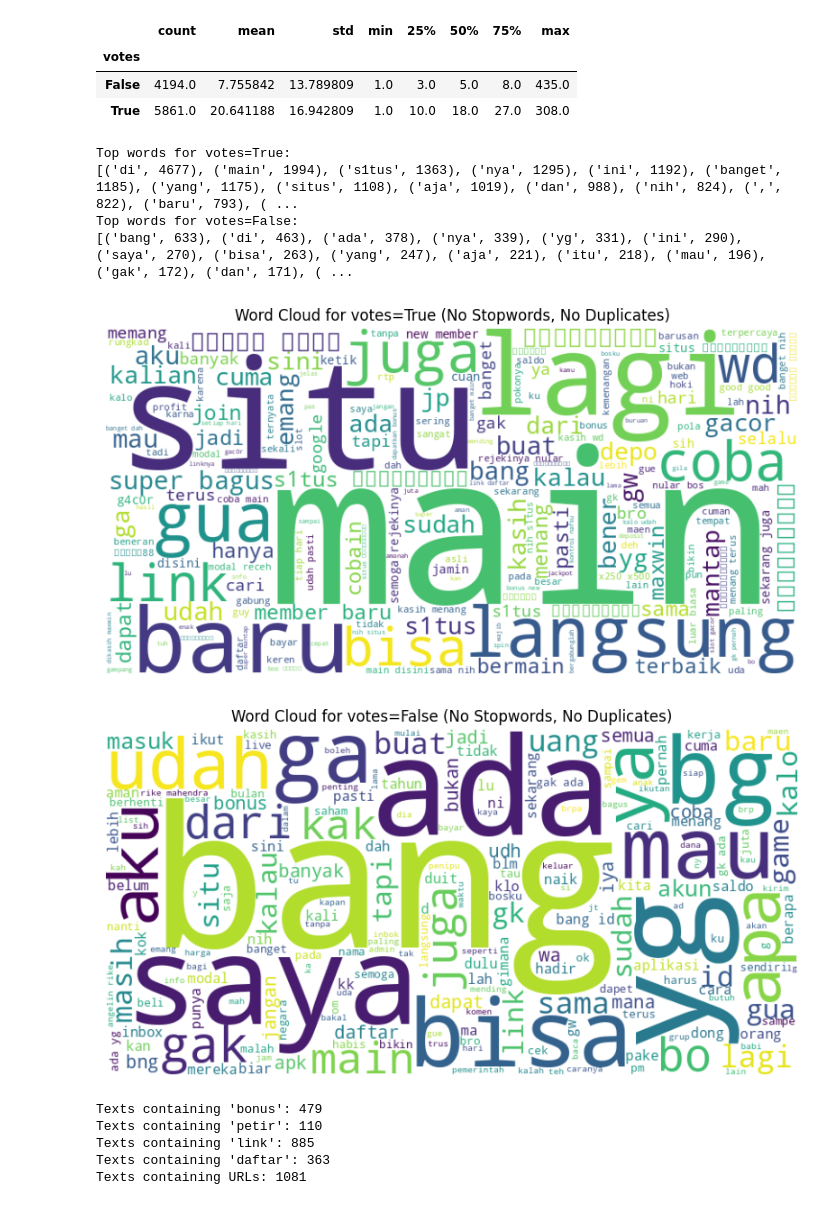
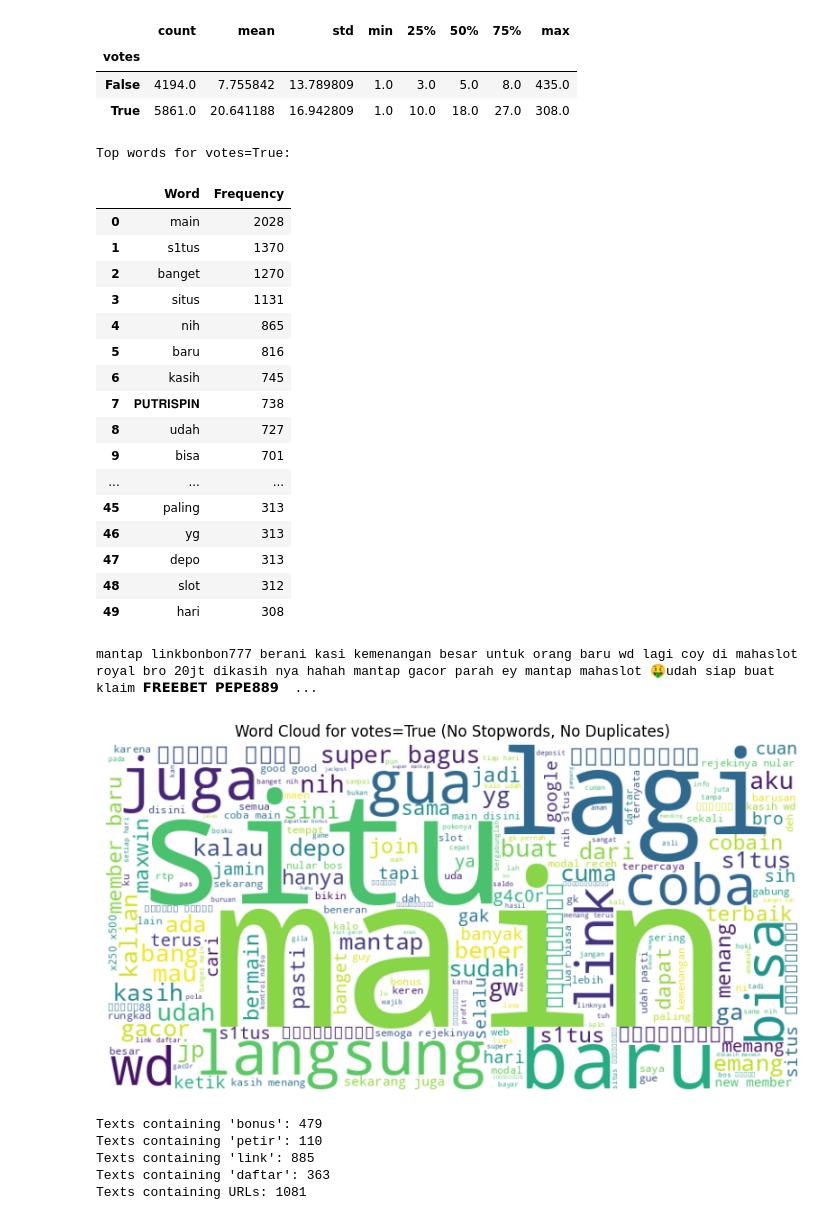
Before and after one commit to M4RV3L24/Online-Gambling-Detection-using-IndoBERTweet, a Jupyter notebook: Preprocessing/data_analysis.ipynb, the cells around one changed output. Cells and saved outputs as stored; diff of their text form; code cells hidden in the pictures.

```diff
--- a/Preprocessing/data_analysis.ipynb
+++ b/Preprocessing/data_analysis.ipynb
@@ -61,44 +61,72 @@ df.groupby('votes')['text_length'].describe()
 | False | 4194.0 | 7.755842 | 13.789809 | 1.0 | 3.0 | 5.0 | 8.0 | 435.0 |
 | True | 5861.0 | 20.641188 | 16.942809 | 1.0 | 10.0 | 18.0 | 27.0 | 308.0 |
 # %%
-# Word frequency analysis for each label
+# Word frequency analysis for each label (table format, remove stopwords and punctuation)
 from collections import Counter
-def get_top_words(texts, n=20):
-    words = ' '.join(texts).lower().split()
-    return Counter(words).most_common(n)
+from wordcloud import STOPWORDS
+import pandas as pd
+import string
+custom_stopwords = set(STOPWORDS)
+custom_stopwords.update(['yang', 'dan', 'di', 'ke', 'untuk', 'dengan', 'atau', 'ini', 'itu', 'nya', 'aja'])
+def get_top_words_table(texts, n=50):
+    # Remove punctuation and lowercase
+    def clean_text(text):
+        return str(text).lower().translate(str.maketrans('', '', string.punctuation))
+    cleaned_texts = [clean_text(t) for t in texts]
+    words = ' '.join(cleaned_texts).split()
+    words = [w for w in words if w not in custom_stopwords]
+    counter = Counter(words)
+    df_freq = pd.DataFrame(counter.items(), columns=['Word', 'Frequency'])
+    df_freq = df_freq.sort_values(by='Frequency', ascending=False).reset_index(drop=True)
+    return df_freq.head(n)
 print('Top words for votes=True:')
-print(get_top_words(df[df['votes']==True]['text']))
-print('Top words for votes=False:')
-print(get_top_words(df[df['votes']==False]['text']))
+display(get_top_words_table(df[df['votes']==True]['text']))
+# print('Top words for votes=False:')
+# display(get_top_words_table(df[df['votes']==False]['text']))
 # %% [output]
 Top words for votes=True:
-[('di', 4677), ('main', 1994), ('s1tus', 1363), ('nya', 1295), ('ini', 1192), ('banget', 1185), ('yang', 1175), ('situs', 1108), ('aja', 1019), ('dan', 988), ('nih', 824), (',', 822), ('baru', 793), ( ...
-Top words for votes=False:
-[('bang', 633), ('di', 463), ('ada', 378), ('nya', 339), ('yg', 331), ('ini', 290), ('saya', 270), ('bisa', 263), ('yang', 247), ('aja', 221), ('itu', 218), ('mau', 196), ('gak', 172), ('dan', 171), ( ...
+|  | Word | Frequency |
+| 0 | main | 2028 |
+| 1 | s1tus | 1370 |
+| 2 | banget | 1270 |
+| 3 | situs | 1131 |
+| 4 | nih | 865 |
+| 5 | baru | 816 |
+| 6 | kasih | 745 |
+| 7 | 𝐏𝐔𝐓𝐑𝐈𝐒𝐏𝐈𝐍 | 738 |
+| 8 | udah | 727 |
+| 9 | bisa | 701 |
+| ... | ... | ... |
+| 45 | paling | 313 |
+| 46 | yg | 313 |
+| 47 | depo | 313 |
+| 48 | slot | 312 |
+| 49 | hari | 308 |
 # %%
 # Word cloud for each label (excluding stopwords and removing duplicates)
 from wordcloud import STOPWORDS
 custom_stopwords = set(STOPWORDS)
 # Optionally add more stopwords relevant to your context
 custom_stopwords.update(['yang', 'dan', 'di', 'ke', 'untuk', 'dengan', 'atau', 'ini', 'itu', 'nya', 'aja'])
 import string
 def preprocess_text(text):
     # Lowercase, remove punctuation, split, remove duplicates, join back
     words = str(text).lower().translate(str.maketrans('', '', string.punctuation)).split()
     unique_words = list(dict.fromkeys(words))
     return ' '.join(unique_words)
-for label in [True, False]:
+for label in [True]:
     texts = df[df['votes']==label]['text'].dropna().astype(str).apply(preprocess_text)
     all_text = ' '.join(texts)
+    # print(all_text)
     wordcloud = WordCloud(width=800, height=400, background_color='white', stopwords=custom_stopwords).generate(all_text)
     plt.figure(figsize=(10,5))
     plt.imshow(wordcloud, interpolation='bilinear')
     plt.axis('off')
     plt.title(f'Word Cloud for votes={label} (No Stopwords, No Duplicates)')
     plt.show()
 # %% [output]
+mantap linkbonbon777 berani kasi kemenangan besar untuk orang baru wd lagi coy di mahaslot royal bro 20jt dikasih nya hahah mantap gacor parah ey mantap mahaslot 🤑udah siap buat klaim 𝗙𝗥𝗘𝗘𝗕𝗘𝗧 𝗣𝗘𝗣𝗘𝟴𝟴𝟵  ...
-[figure, old version]
+[figure, new version]
-[figure, removed]
 # %%
 # Keyword and URL analysis
 keywords = ['bonus', 'petir', 'link', 'daftar']
```
Also changed, not shown: parts of 1 cell of this notebook.
